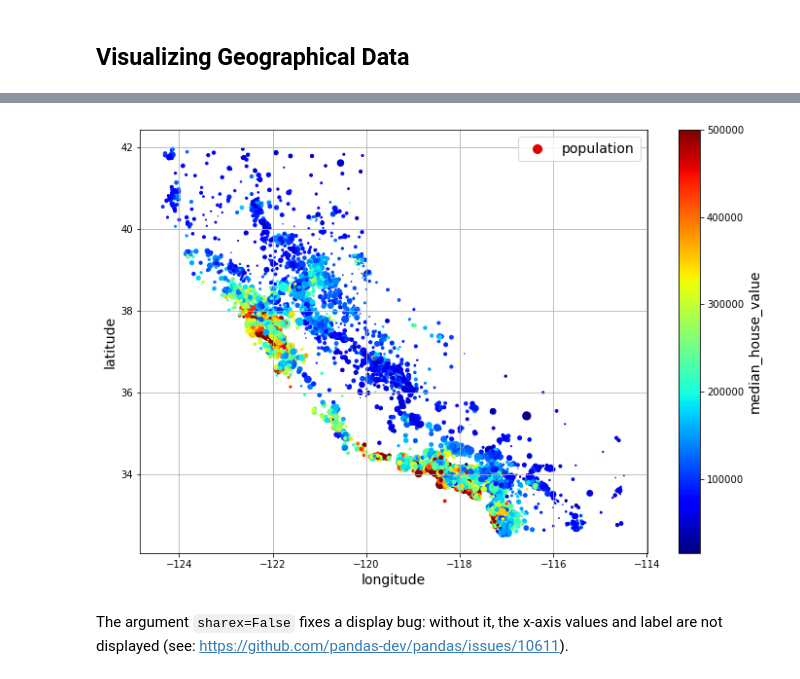
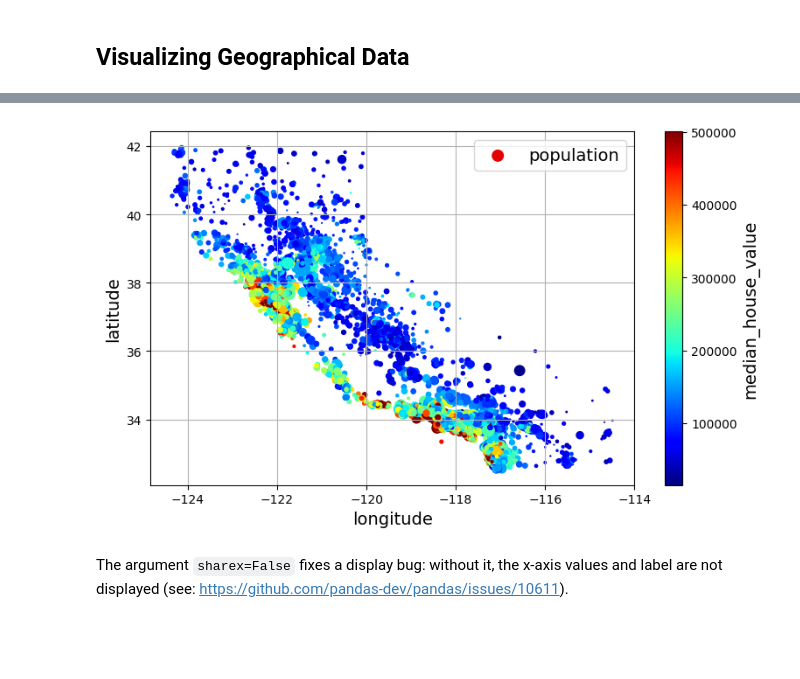
Before and after one commit to nikhilnjha/handson-ml3, a Jupyter notebook: 02_end_to_end_machine_learning_project.ipynb, the cells around one changed output, grey strips where cells are left out. Drawn from its saved outputs; the diff is of its cells as text; code cells hidden in the pictures; blank space fills up the shorter version.

```diff
--- a/02_end_to_end_machine_learning_project.ipynb
+++ b/02_end_to_end_machine_learning_project.ipynb
@@ -317,12 +318,12 @@ plt.show()
 # %%
 housing.plot(kind="scatter", x="longitude", y="latitude", grid=True,
              s=housing["population"] / 100, label="population",
              c="median_house_value", cmap="jet", colorbar=True,
-             legend=True, sharex=False, figsize=(10, 7))
+             legend=True, sharex=False, figsize=(8, 5))
 save_fig("housing_prices_scatterplot")  # extra code
 plt.show()
 # %% [output]
-[figure, old version]
+[figure, new version]
 # %% [markdown]
 The argument `sharex=False` fixes a display bug: without it, the x-axis values and label are not displayed (see: https://github.com/pandas-dev/pandas/issues/10611).
 # %% [markdown]
```
Also changed, not shown: parts of 5 cells of this notebook.
